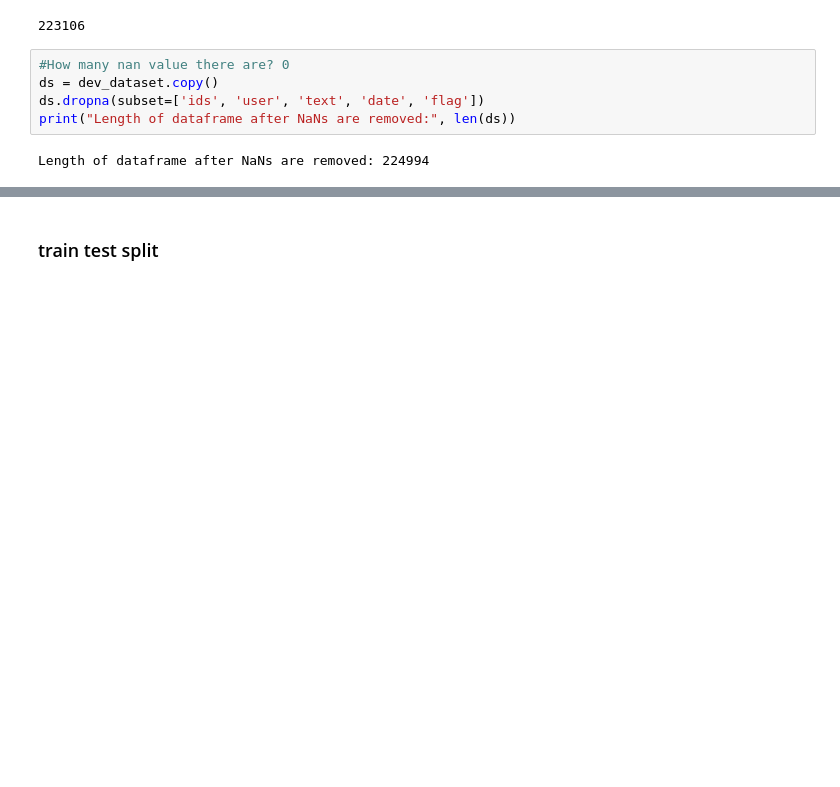
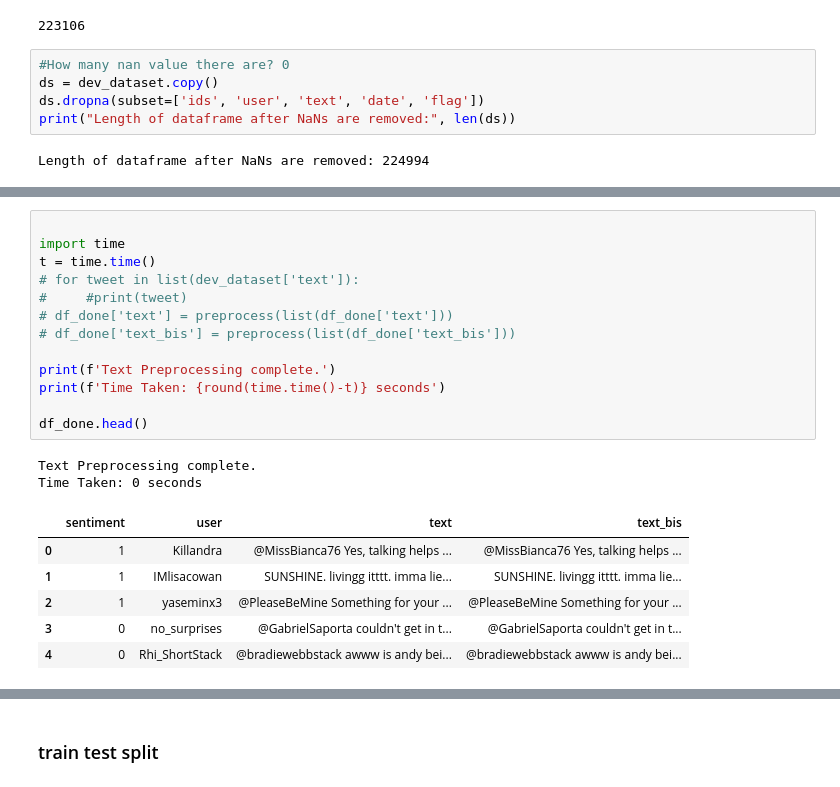
Before and after one commit to MatteoM95/Twitter-Sentiment-Analisys, a Jupyter notebook: Project_DSL_january_2022.ipynb, the cells around one changed output, grey strips where cells are left out. Cells and saved outputs as stored; diff of their text form; blank space fills up the shorter version.

```diff
--- a/Project_DSL_january_2022.ipynb
+++ b/Project_DSL_january_2022.ipynb
@@ -200,0 +278,22 @@ Length of dataframe after NaNs are removed: 224994
+# %%
+
+import time
+t = time.time()
+# for tweet in list(dev_dataset['text']):
+#     #print(tweet)
+# df_done['text'] = preprocess(list(df_done['text']))
+# df_done['text_bis'] = preprocess(list(df_done['text_bis']))
+
+print(f'Text Preprocessing complete.')
+print(f'Time Taken: {round(time.time()-t)} seconds')
+
+df_done.head()
+# %% [output]
+Text Preprocessing complete.
+Time Taken: 0 seconds
+|  | sentiment | user | text | text_bis |
+| 0 | 1 | Killandra | @MissBianca76 Yes, talking helps ... | @MissBianca76 Yes, talking helps ... |
+| 1 | 1 | IMlisacowan | SUNSHINE. livingg itttt. imma lie... | SUNSHINE. livingg itttt. imma lie... |
+| 2 | 1 | yaseminx3 | @PleaseBeMine Something for your ... | @PleaseBeMine Something for your ... |
+| 3 | 0 | no_surprises | @GabrielSaporta couldn't get in t... | @GabrielSaporta couldn't get in t... |
+| 4 | 0 | Rhi_ShortStack | @bradiewebbstack awww is andy bei... | @bradiewebbstack awww is andy bei... |
```
Also changed, not shown: parts of 9 cells of this notebook.
